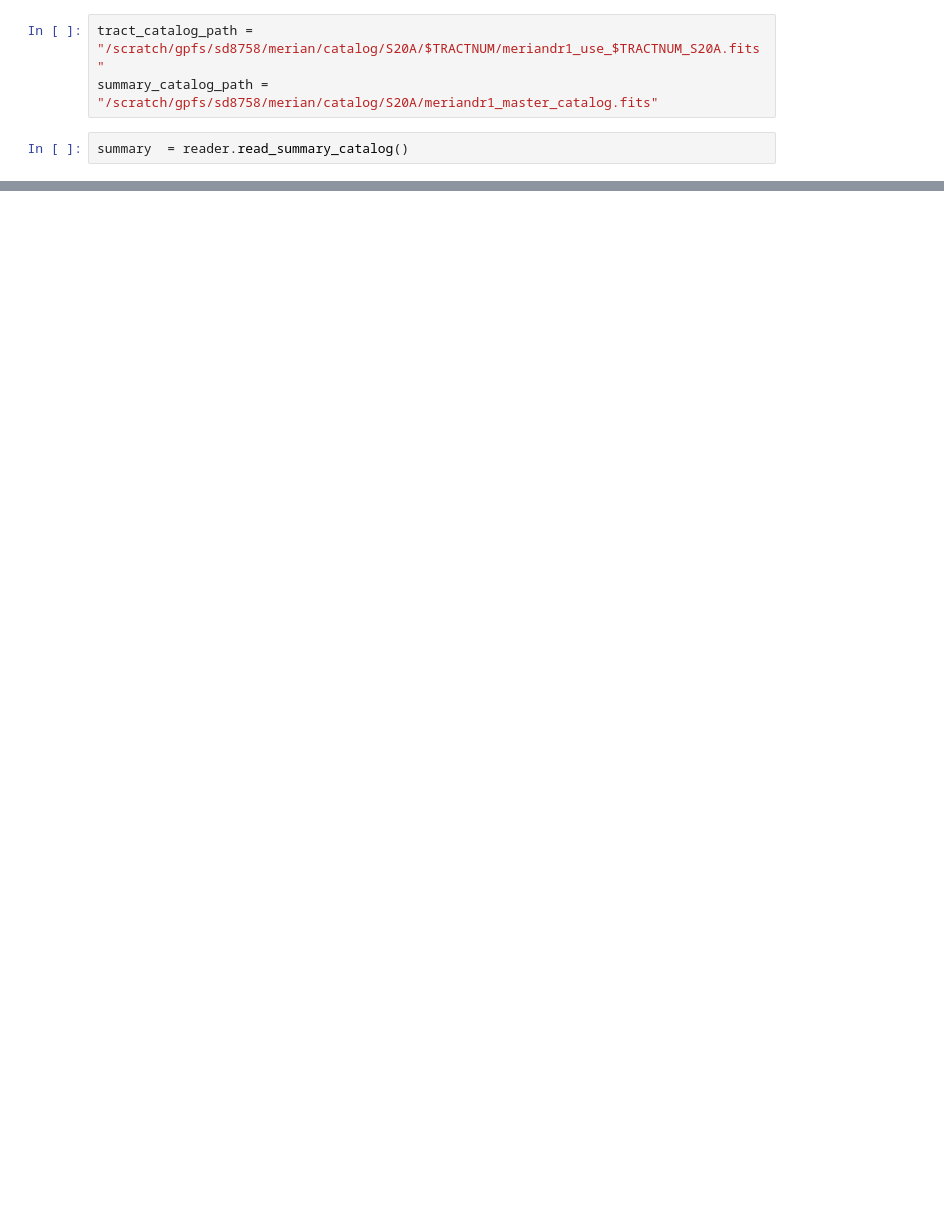
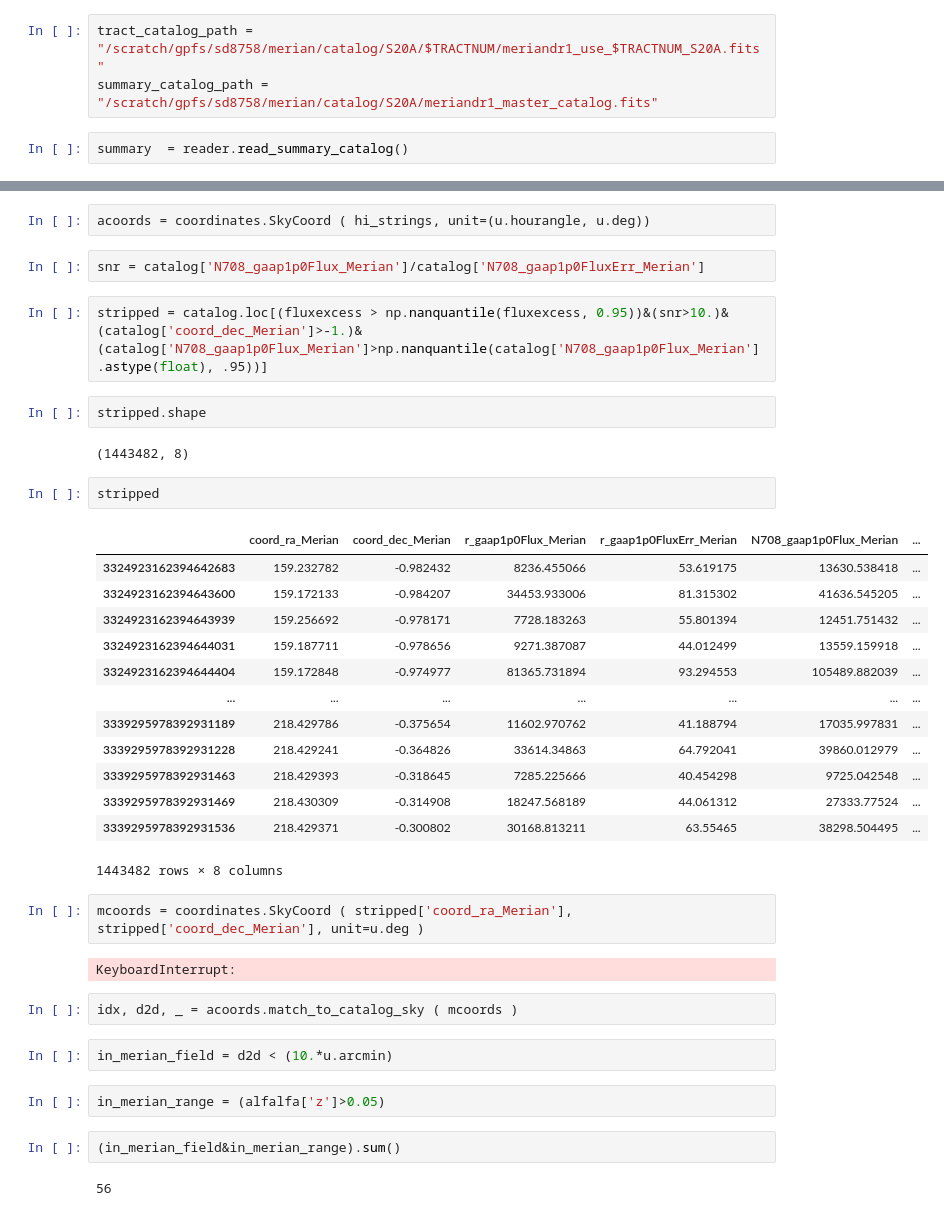
Before and after one commit to MerianSurvey/maria, a Jupyter notebook: notebooks/ReadExample.ipynb, the cells around one changed output, grey strips where cells are left out. Drawn from its saved outputs; the diff is of its cells as text; blank space fills up the shorter version.

```diff
--- a/notebooks/ReadExample.ipynb
+++ b/notebooks/ReadExample.ipynb
@@ -42,0 +94,40 @@ catalog.head()
+# %%
+acoords = coordinates.SkyCoord ( hi_strings, unit=(u.hourangle, u.deg))
+# %%
+snr = catalog['N708_gaap1p0Flux_Merian']/catalog['N708_gaap1p0FluxErr_Merian']
+# %%
+stripped = catalog.loc[(fluxexcess > np.nanquantile(fluxexcess, 0.95))&(snr>10.)&(catalog['coord_dec_Merian']>-1.)&(catalog['N708_gaap1p0Flux_Merian']>np.nanquantile(catalog['N708_gaap1p0Flux_Merian'].astype(float), .95))]
+# %%
+stripped.shape
+# %% [output]
+(1443482, 8)
+# %%
+stripped
+# %% [output]
+|  | coord_ra_Merian | coord_dec_Merian | r_gaap1p0Flux_Merian | r_gaap1p0FluxErr_Merian | N708_gaap1p0Flux_Merian | ... |
+| 3324923162394642683 | 159.232782 | -0.982432 | 8236.455066 | 53.619175 | 13630.538418 | ... |
+| 3324923162394643600 | 159.172133 | -0.984207 | 34453.933006 | 81.315302 | 41636.545205 | ... |
+| 3324923162394643939 | 159.256692 | -0.978171 | 7728.183263 | 55.801394 | 12451.751432 | ... |
+| 3324923162394644031 | 159.187711 | -0.978656 | 9271.387087 | 44.012499 | 13559.159918 | ... |
+| 3324923162394644404 | 159.172848 | -0.974977 | 81365.731894 | 93.294553 | 105489.882039 | ... |
+| ... | ... | ... | ... | ... | ... | ... |
+| 3339295978392931189 | 218.429786 | -0.375654 | 11602.970762 | 41.188794 | 17035.997831 | ... |
+| 3339295978392931228 | 218.429241 | -0.364826 | 33614.34863 | 64.792041 | 39860.012979 | ... |
+| 3339295978392931463 | 218.429393 | -0.318645 | 7285.225666 | 40.454298 | 9725.042548 | ... |
+| 3339295978392931469 | 218.430309 | -0.314908 | 18247.568189 | 44.061312 | 27333.77524 | ... |
+| 3339295978392931536 | 218.429371 | -0.300802 | 30168.813211 | 63.55465 | 38298.504495 | ... |
+1443482 rows × 8 columns
+# %%
+mcoords = coordinates.SkyCoord ( stripped['coord_ra_Merian'], stripped['coord_dec_Merian'], unit=u.deg )
+# %% [output]
+KeyboardInterrupt:
+# %%
+idx, d2d, _ = acoords.match_to_catalog_sky ( mcoords )
+# %%
+in_merian_field = d2d < (10.*u.arcmin)
+# %%
+in_merian_range = (alfalfa['z']>0.05)
+# %%
+(in_merian_field&in_merian_range).sum()
+# %% [output]
+56
```
Also changed, not shown: parts of 20 cells of this notebook.
